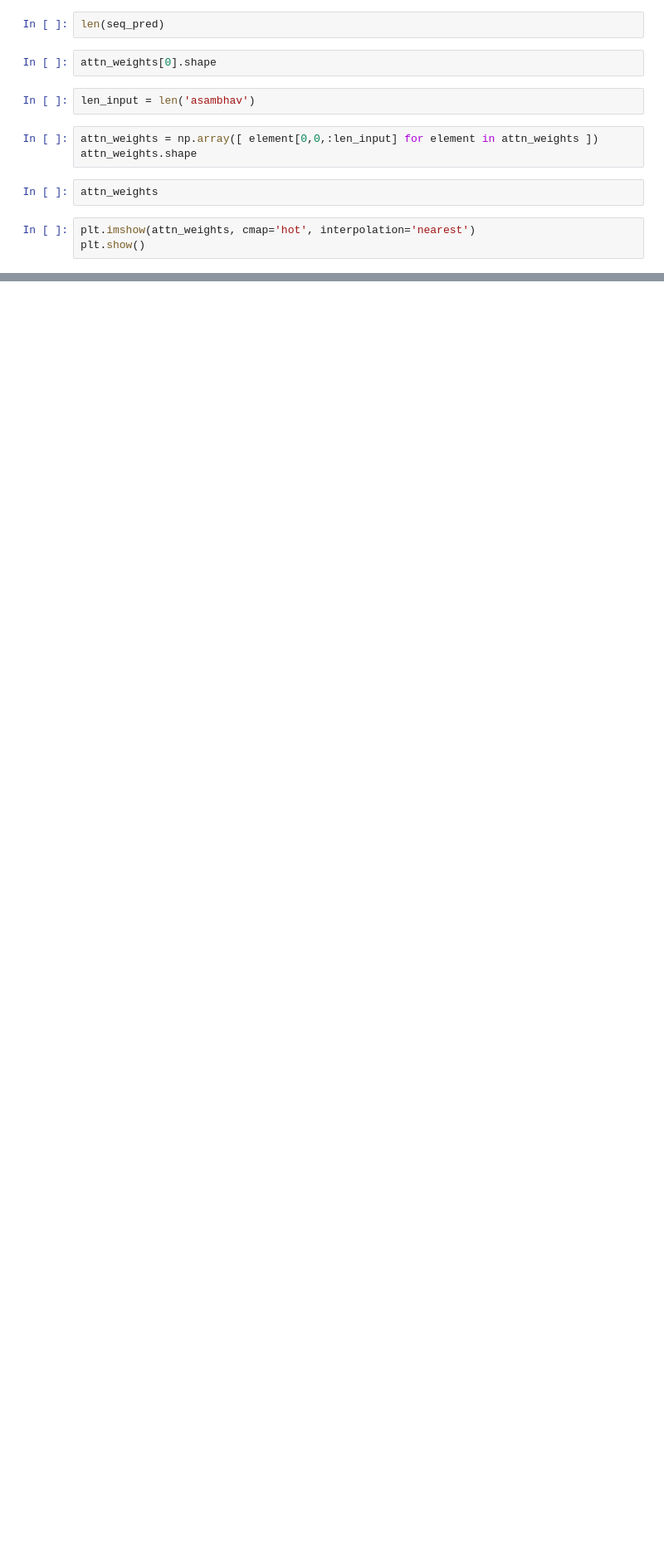
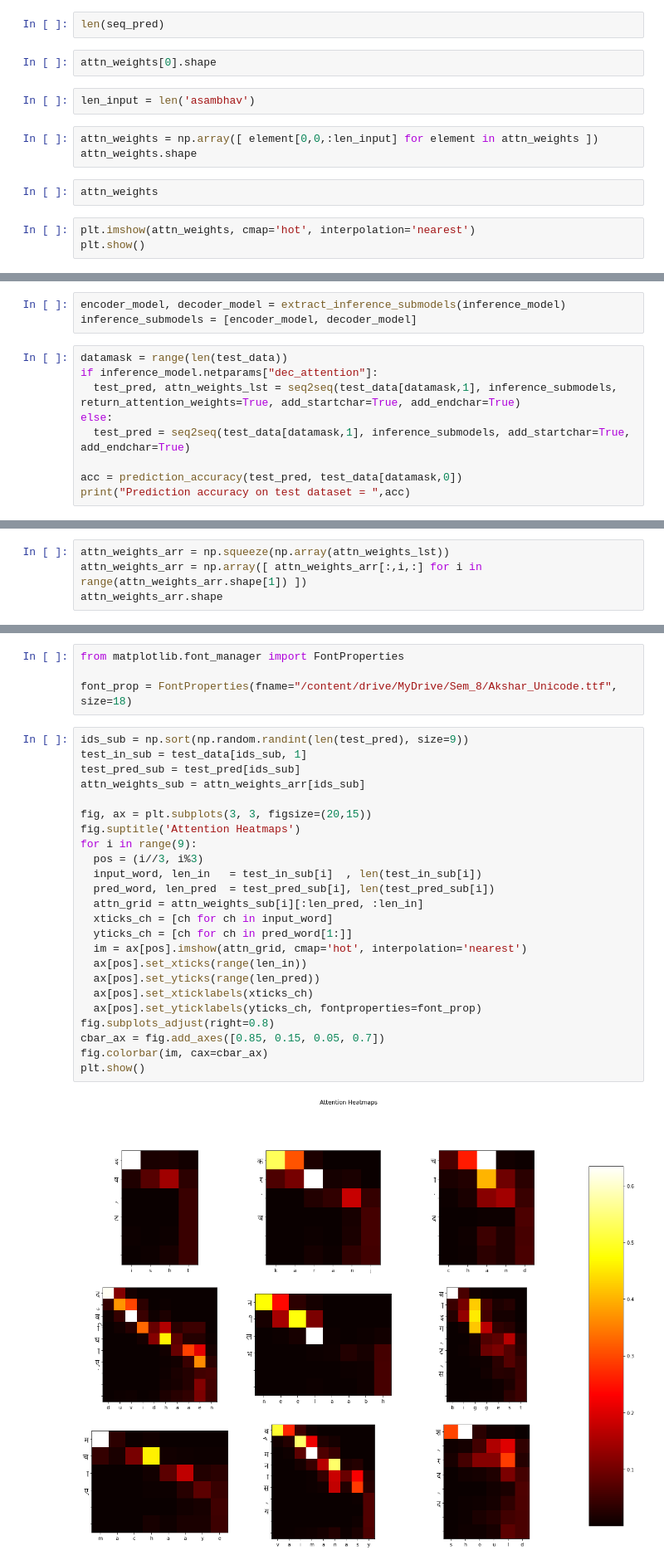
Before and after one commit to vasid99/cs6910-dl, a Jupyter notebook: Assignment03/Assignment03.ipynb, the cells around one changed output, grey strips where cells are left out. Shown at 83% size. Cells and saved outputs as stored; diff of their text form; blank space fills up the shorter version.

Commit message:
added connectivity, comparison of predictions wrt attention

```diff
--- a/Assignment03/Assignment03.ipynb
+++ b/Assignment03/Assignment03.ipynb
@@ -540,0 +580,12 @@ wandb.agent(sweepId, function = runWandbSweep)
+# %%
+encoder_model, decoder_model = extract_inference_submodels(inference_model)
+inference_submodels = [encoder_model, decoder_model]
+# %%
+datamask = range(len(test_data))
+if inference_model.netparams["dec_attention"]:
+  test_pred, attn_weights_lst = seq2seq(test_data[datamask,1], inference_submodels, return_attention_weights=True, add_startchar=True, add_endchar=True)
+else:
+  test_pred = seq2seq(test_data[datamask,1], inference_submodels, add_startchar=True, add_endchar=True)
+
+acc = prediction_accuracy(test_pred, test_data[datamask,0])
+print("Prediction accuracy on test dataset = ",acc)
@@ -540,0 +604,4 @@ wandb.agent(sweepId, function = runWandbSweep)
+# %%
+attn_weights_arr = np.squeeze(np.array(attn_weights_lst))
+attn_weights_arr = np.array([ attn_weights_arr[:,i,:] for i in range(attn_weights_arr.shape[1]) ])
+attn_weights_arr.shape
@@ -540,0 +610,30 @@ wandb.agent(sweepId, function = runWandbSweep)
+# %%
+from matplotlib.font_manager import FontProperties
+
+font_prop = FontProperties(fname="/content/drive/MyDrive/Sem_8/Akshar_Unicode.ttf", size=18)
+# %%
+ids_sub = np.sort(np.random.randint(len(test_pred), size=9))
+test_in_sub = test_data[ids_sub, 1]
+test_pred_sub = test_pred[ids_sub]
+attn_weights_sub = attn_weights_arr[ids_sub]
+
+fig, ax = plt.subplots(3, 3, figsize=(20,15))
+fig.suptitle('Attention Heatmaps')
+for i in range(9):
+  pos = (i//3, i%3)
+  input_word, len_in   = test_in_sub[i]  , len(test_in_sub[i])
+  pred_word, len_pred  = test_pred_sub[i], len(test_pred_sub[i])
+  attn_grid = attn_weights_sub[i][:len_pred, :len_in]
+  xticks_ch = [ch for ch in input_word]
+  yticks_ch = [ch for ch in pred_word[1:]]
+  im = ax[pos].imshow(attn_grid, cmap='hot', interpolation='nearest')
+  ax[pos].set_xticks(range(len_in))
+  ax[pos].set_yticks(range(len_pred))
+  ax[pos].set_xticklabels(xticks_ch)
+  ax[pos].set_yticklabels(yticks_ch, fontproperties=font_prop)
+fig.subplots_adjust(right=0.8)
+cbar_ax = fig.add_axes([0.85, 0.15, 0.05, 0.7])
+fig.colorbar(im, cax=cbar_ax)
+plt.show()
+# %% [output]
+[figure, added]
```
Also changed, not shown: parts of 27 cells of this notebook.
